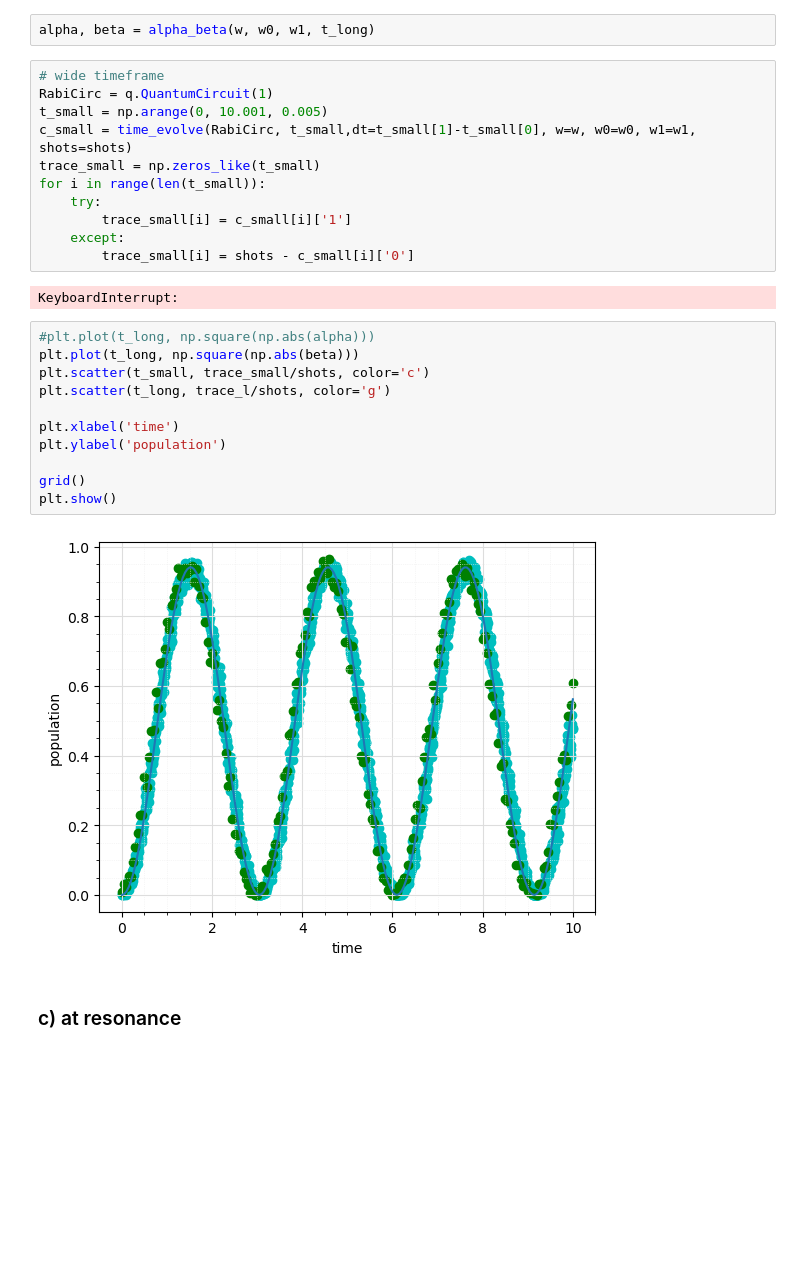
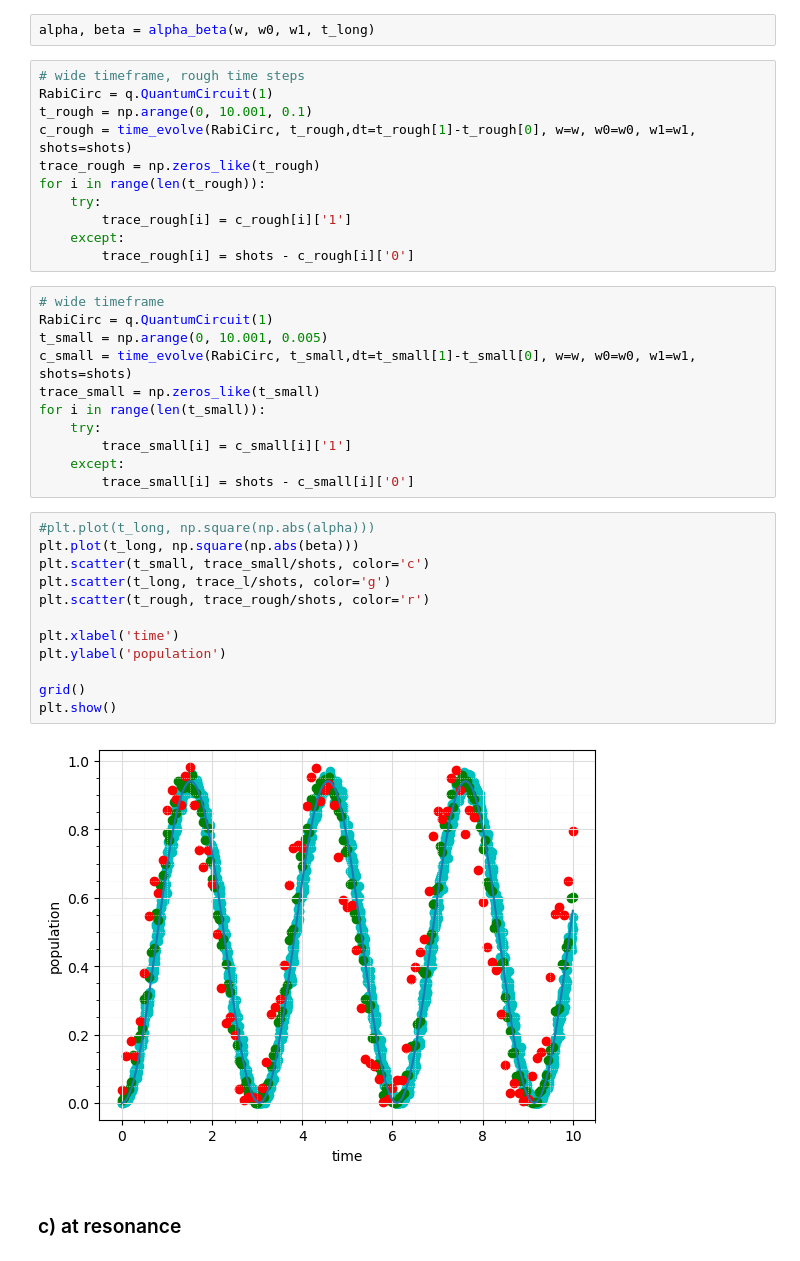
Before and after one commit to zambrdav/fopra34, a Jupyter notebook: AaronIntro.ipynb, the cells around one changed output. Drawn from its saved outputs; the diff is of its cells as text; blank space fills up the shorter version.

```diff
--- a/AaronIntro.ipynb
+++ b/AaronIntro.ipynb
@@ -519,6 +511,17 @@ for i in range(len(t_long)):
         trace_l[i] = shots-c_l[i]['0']
 # %%
 alpha, beta = alpha_beta(w, w0, w1, t_long)
+# %%
+# wide timeframe, rough time steps
+RabiCirc = q.QuantumCircuit(1)
+t_rough = np.arange(0, 10.001, 0.1)
+c_rough = time_evolve(RabiCirc, t_rough,dt=t_rough[1]-t_rough[0], w=w, w0=w0, w1=w1, shots=shots)
+trace_rough = np.zeros_like(t_rough)
+for i in range(len(t_rough)):
+    try:
+        trace_rough[i] = c_rough[i]['1']
+    except:
+        trace_rough[i] = shots - c_rough[i]['0']
 # %%
 # wide timeframe
 RabiCirc = q.QuantumCircuit(1)
@@ -530,21 +533,20 @@ for i in range(len(t_small)):
         trace_small[i] = c_small[i]['1']
     except:
         trace_small[i] = shots - c_small[i]['0']
-# %% [output]
-KeyboardInterrupt:
 # %%
 #plt.plot(t_long, np.square(np.abs(alpha)))
 plt.plot(t_long, np.square(np.abs(beta)))
 plt.scatter(t_small, trace_small/shots, color='c')
 plt.scatter(t_long, trace_l/shots, color='g')
+plt.scatter(t_rough, trace_rough/shots, color='r')
 
 plt.xlabel('time')
 plt.ylabel('population')
 
 grid()
 plt.show()
 # %% [output]
-[figure, old version]
+[figure, new version]
 # %% [markdown]
 ### c) at resonance
 # %%
```
Also changed, not shown: parts of 13 cells of this notebook, 4 other files.
